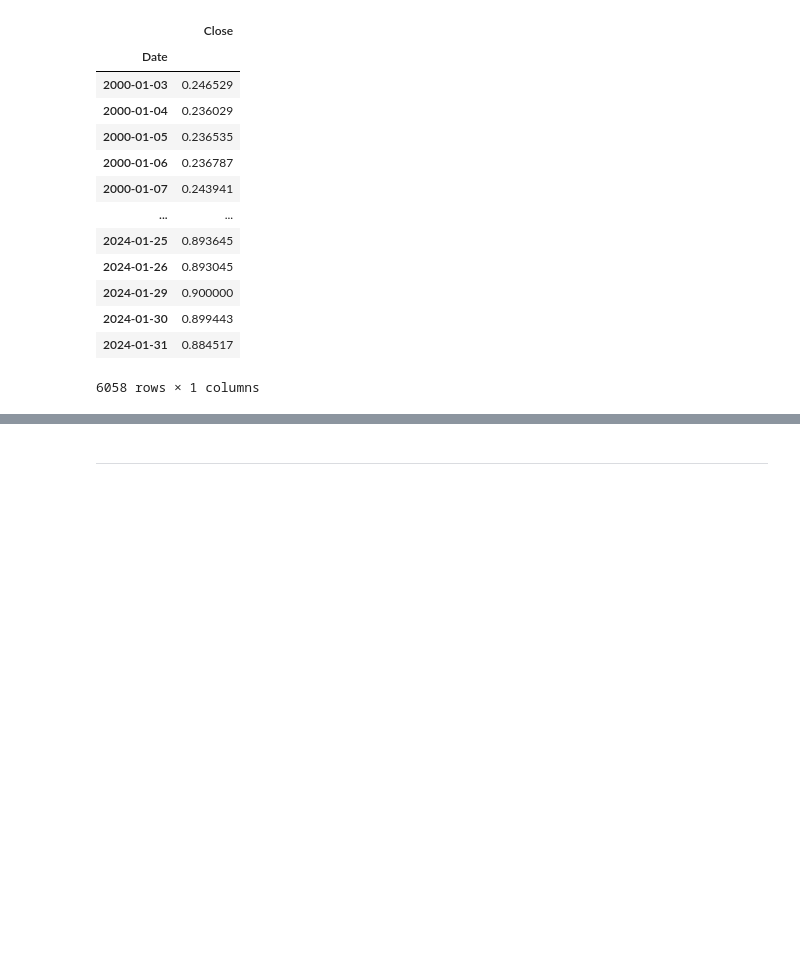
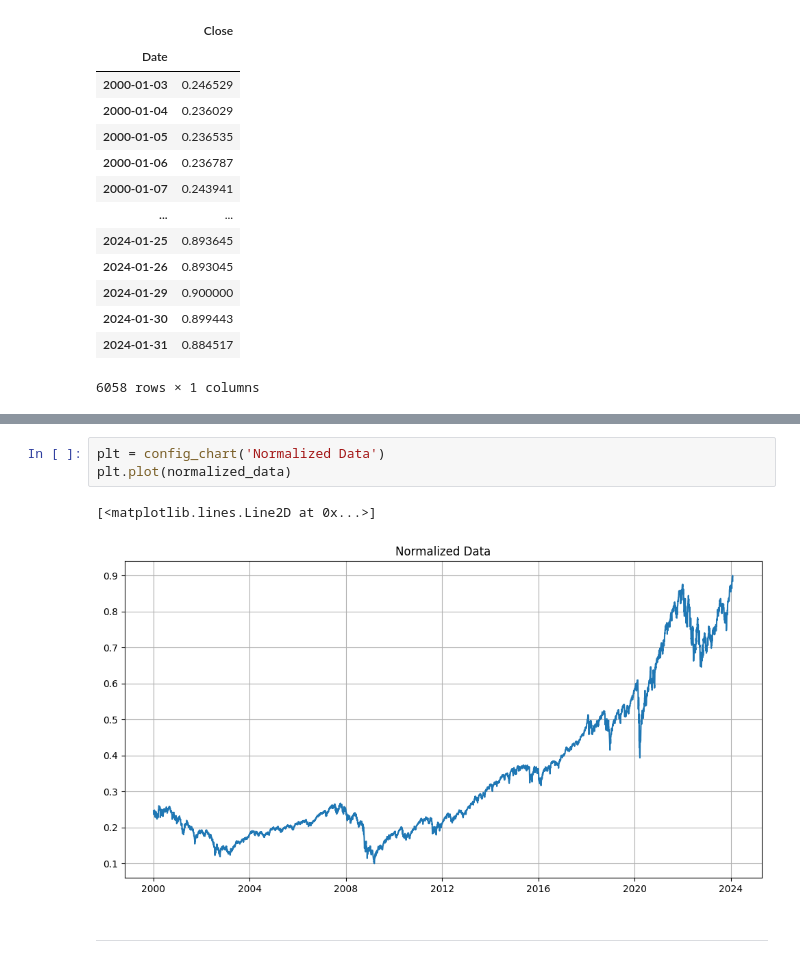
Before and after one commit to BoykoPetevBoev/Stock-Market-Prediction, a Jupyter notebook: src/models/lstm/lstm_normalize.ipynb, the cells around one changed output, grey strips where cells are left out. Saved outputs shown, nothing was run; the diff lists cells and outputs as text; blank space fills up the shorter version.

```diff
--- a/src/models/lstm/lstm_normalize.ipynb
+++ b/src/models/lstm/lstm_normalize.ipynb
@@ -70,3 +65,9 @@ plot_chart_line(normalized_data, label='Price', title='Data')
+# %%
+plt = config_chart('Normalized Data')
+plt.plot(normalized_data)
+# %% [output]
+[<matplotlib.lines.Line2D at 0x...>]
+[figure, added]
 # %% [markdown]
 ----
 # %% [markdown]
```
Also changed, not shown: parts of 34 cells of this notebook, 1 other file.
